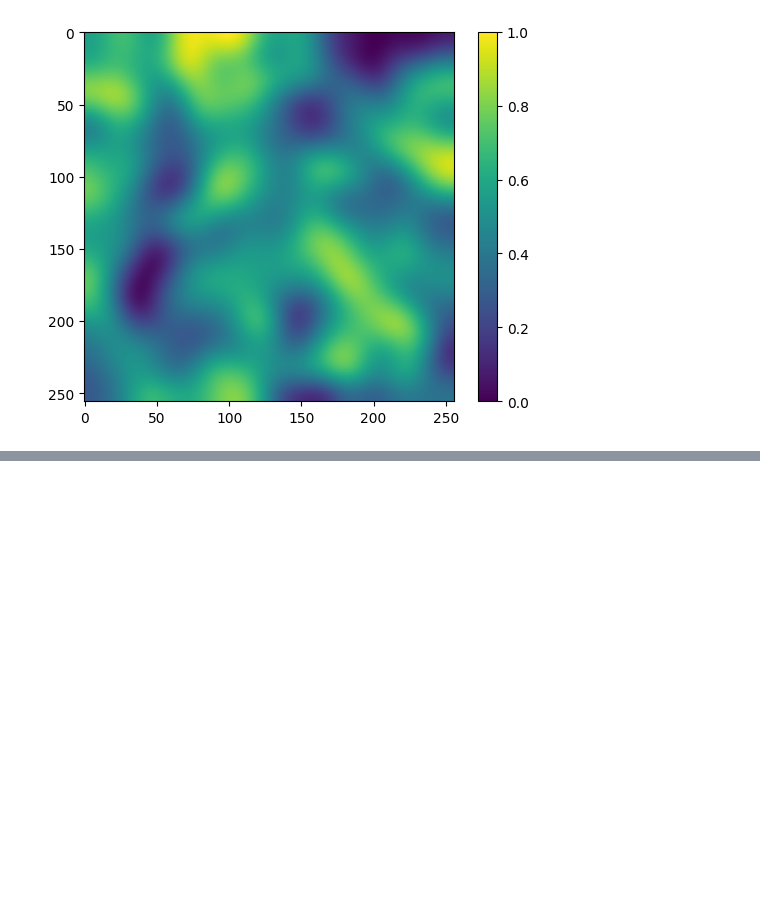
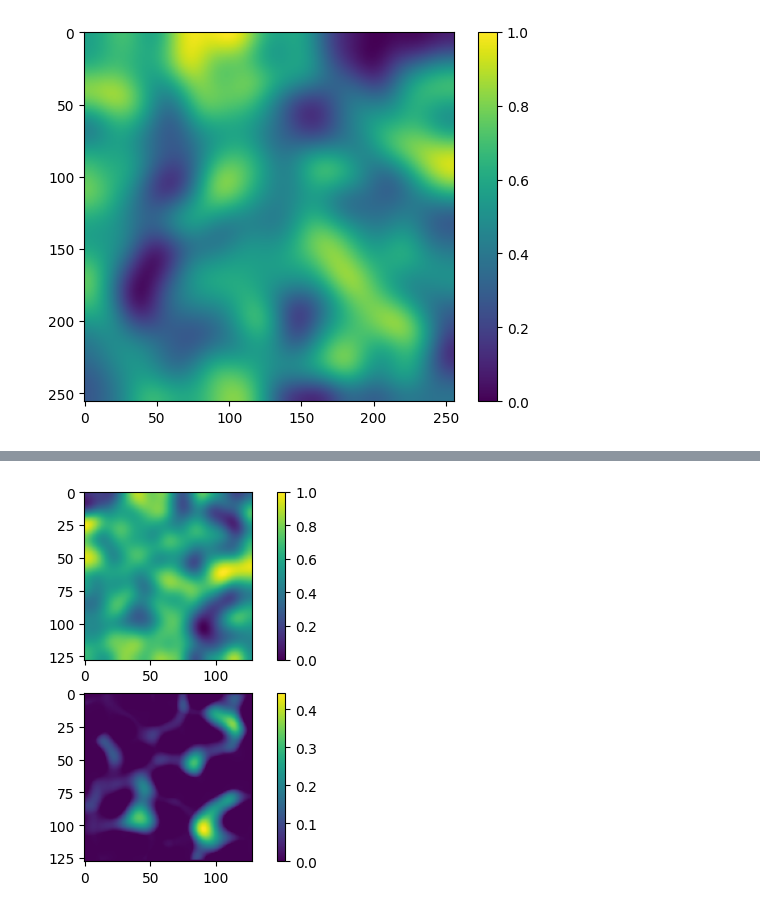
Before and after one commit to tedtop/CSCI-491-591-HPC, a Jupyter notebook: lecture2.ipynb, the cells around one changed output, grey strips where cells are left out. Saved outputs shown, nothing was run; the diff lists cells and outputs as text; code cells hidden in the pictures; blank space fills up the shorter version.

```diff
--- a/lecture2.ipynb
+++ b/lecture2.ipynb
@@ -167,0 +143,11 @@ for i in range(steps):
+# %%
+plt.subplot(2,1,1)
+plt.imshow(z)
+plt.colorbar()
+
+plt.subplot(2,1,2)
+plt.imshow(results[-1,:,:])
+plt.colorbar()
+plt.show()
+# %% [output]
+[figure, added]
```
Also changed, not shown: parts of 3 cells of this notebook.
